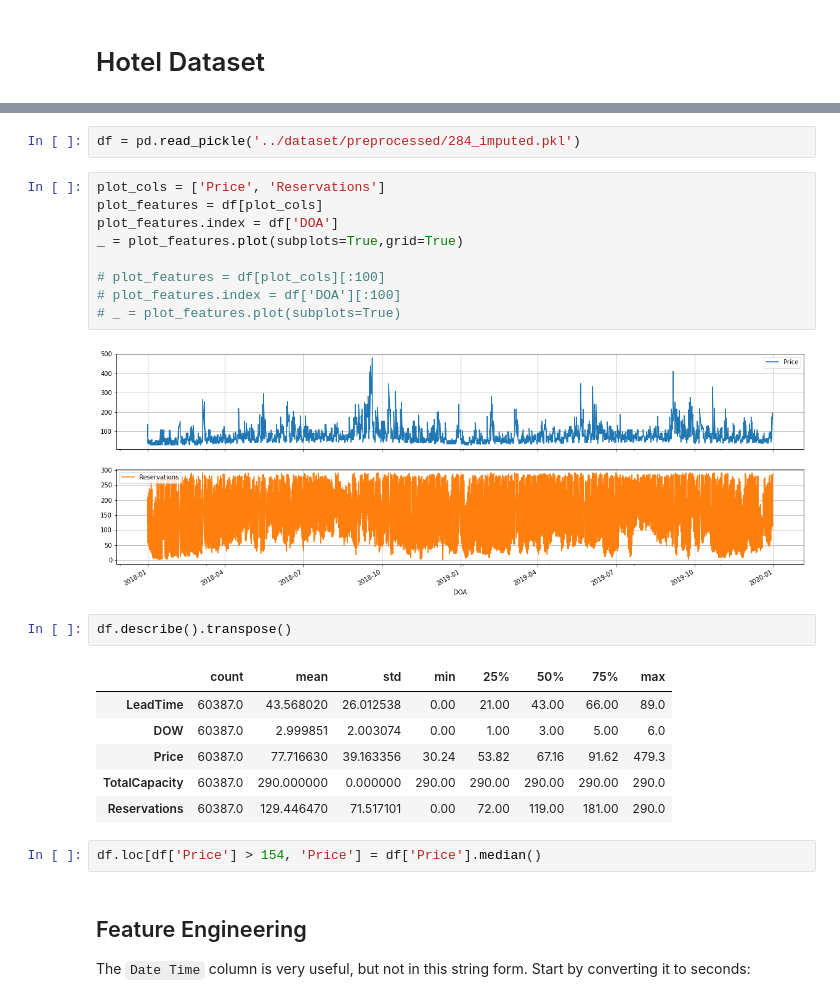
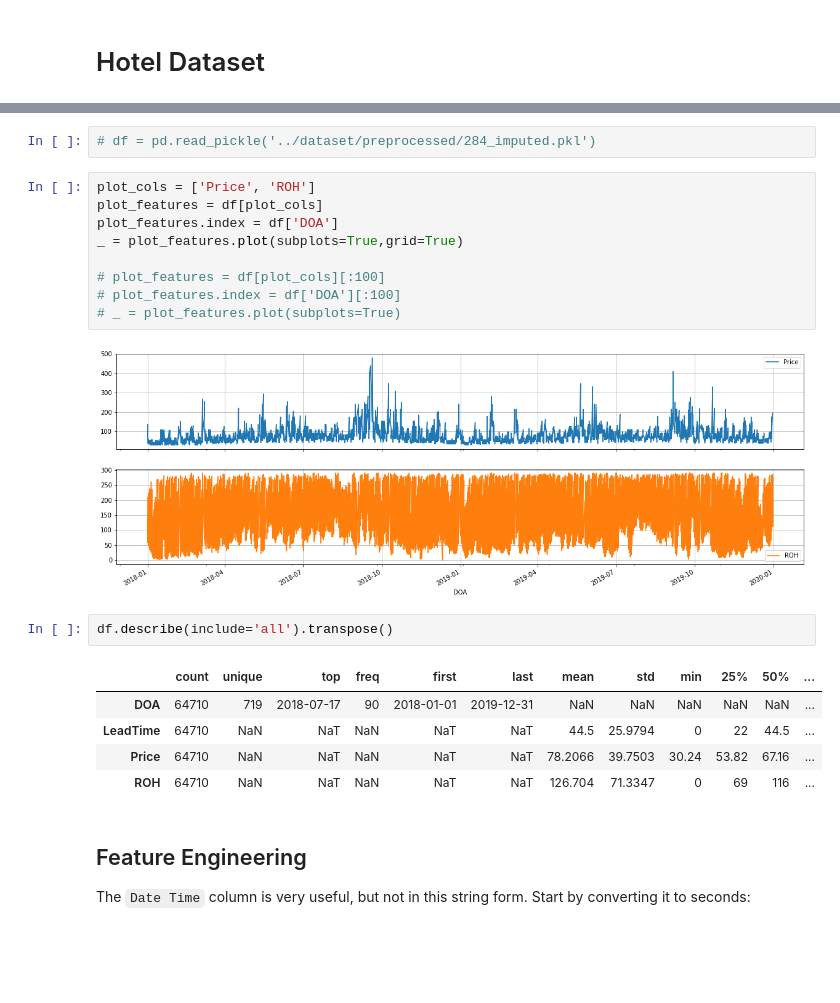
Before and after one commit to ahmadabdullah247/thesis, a Jupyter notebook: SingleHotel/LA_LSTM.ipynb, the cells around one changed output, grey strips where cells are left out. Cells and saved outputs as stored; diff of their text form; blank space fills up the shorter version.

```diff
--- a/SingleHotel/LA_LSTM.ipynb
+++ b/SingleHotel/LA_LSTM.ipynb
@@ -20,27 +65,24 @@ mpl.rcParams['axes.grid'] = False
 # %%
-df = pd.read_pickle('../dataset/preprocessed/284_imputed.pkl')
+# df = pd.read_pickle('../dataset/preprocessed/284_imputed.pkl')
 # %%
-plot_cols = ['Price', 'Reservations']
+plot_cols = ['Price', 'ROH']
 plot_features = df[plot_cols]
 plot_features.index = df['DOA']
 _ = plot_features.plot(subplots=True,grid=True)
 
 # plot_features = df[plot_cols][:100]
 # plot_features.index = df['DOA'][:100]
 # _ = plot_features.plot(subplots=True)
 # %% [output]
-[figure, old version]
+[figure, new version]
 # %%
-df.describe().transpose()
+df.describe(include='all').transpose()
 # %% [output]
-|  | count | mean | std | min | 25% | 50% | 75% | max |
-| LeadTime | 60387.0 | 43.568020 | 26.012538 | 0.00 | 21.00 | 43.00 | 66.00 | 89.0 |
-| DOW | 60387.0 | 2.999851 | 2.003074 | 0.00 | 1.00 | 3.00 | 5.00 | 6.0 |
-| Price | 60387.0 | 77.716630 | 39.163356 | 30.24 | 53.82 | 67.16 | 91.62 | 479.3 |
-| TotalCapacity | 60387.0 | 290.000000 | 0.000000 | 290.00 | 290.00 | 290.00 | 290.00 | 290.0 |
-| Reservations | 60387.0 | 129.446470 | 71.517101 | 0.00 | 72.00 | 119.00 | 181.00 | 290.0 |
+|  | count | unique | top | freq | first | last | mean | std | min | 25% | 50% | ... |
+| DOA | 64710 | 719 | 2018-07-17 | 90 | 2018-01-01 | 2019-12-31 | NaN | NaN | NaN | NaN | NaN | ... |
+| LeadTime | 64710 | NaN | NaT | NaN | NaT | NaT | 44.5 | 25.9794 | 0 | 22 | 44.5 | ... |
+| Price | 64710 | NaN | NaT | NaN | NaT | NaT | 78.2066 | 39.7503 | 30.24 | 53.82 | 67.16 | ... |
+| ROH | 64710 | NaN | NaT | NaN | NaT | NaT | 126.704 | 71.3347 | 0 | 69 | 116 | ... |
-# %%
-df.loc[df['Price'] > 154, 'Price'] = df['Price'].median()
 # %% [markdown]
 ## Feature Engineering
 The `Date Time` column is very useful, but not in this string form. Start by converting it to seconds:
```
Also changed, not shown: parts of 26 cells of this notebook, 8 other files.
